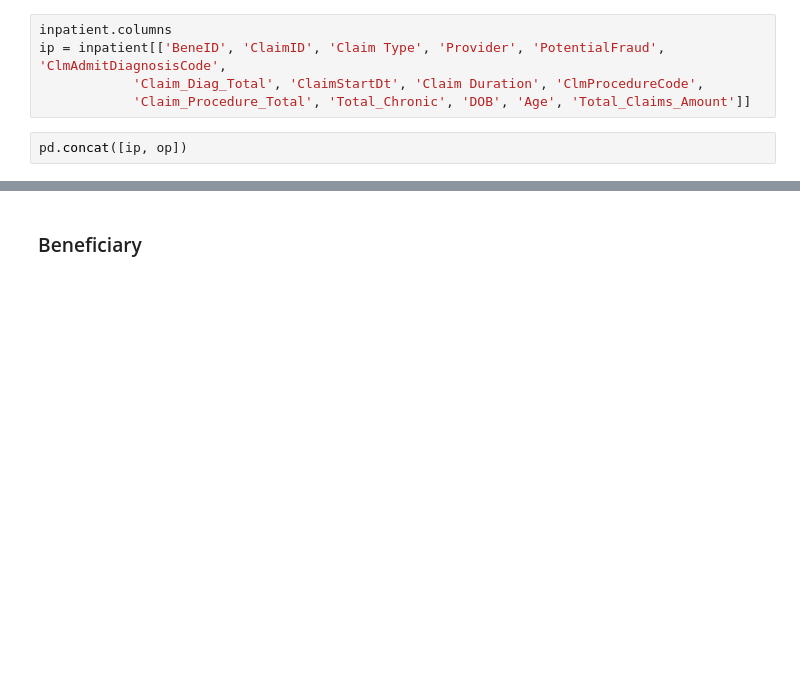
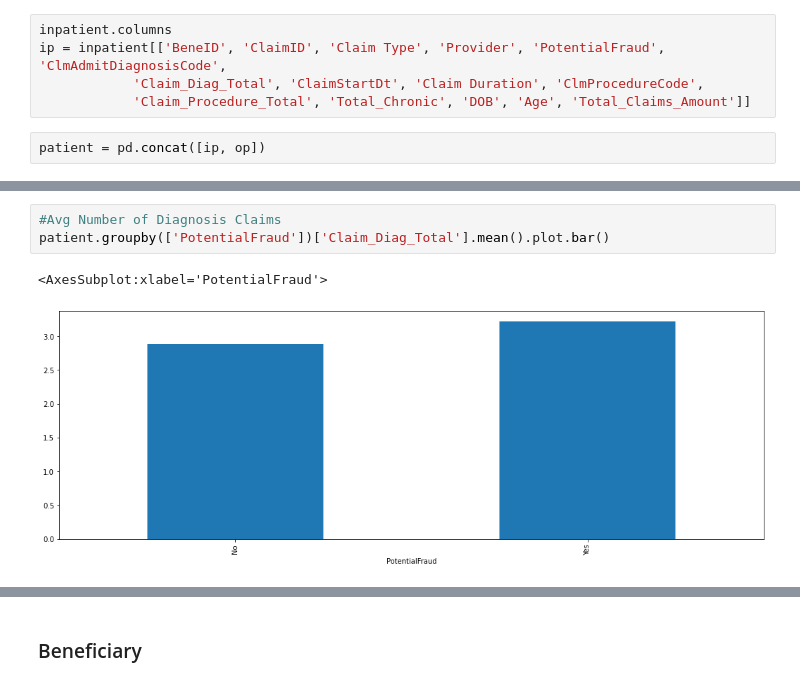
Before and after one commit to hedgekim/Healthcare-Fraud, a Jupyter notebook: Healthcare Fraud.ipynb, the cells around one changed output, grey strips where cells are left out. Drawn from its saved outputs; the diff is of its cells as text; blank space fills up the shorter version.

Commit message:
Update Healthcare Fraud.ipynb
Merged additional beneficiary data to master patient df

```diff
--- a/Healthcare Fraud.ipynb
+++ b/Healthcare Fraud.ipynb
@@ -481,4 +481,4 @@ ip = inpatient[['BeneID', 'ClaimID', 'Claim Type', 'Provider', 'PotentialFraud',
             'Claim_Diag_Total', 'ClaimStartDt', 'Claim Duration', 'ClmProcedureCode',
             'Claim_Procedure_Total', 'Total_Chronic', 'DOB', 'Age', 'Total_Claims_Amount']]
 # %%
-pd.concat([ip, op])
+patient = pd.concat([ip, op])
@@ -498,0 +494,6 @@ pd.concat([ip, op])
+# %%
+#Avg Number of Diagnosis Claims
+patient.groupby(['PotentialFraud'])['Claim_Diag_Total'].mean().plot.bar()
+# %% [output]
+<AxesSubplot:xlabel='PotentialFraud'>
+[figure, added]
```
Also changed, not shown: parts of 9 cells of this notebook.
